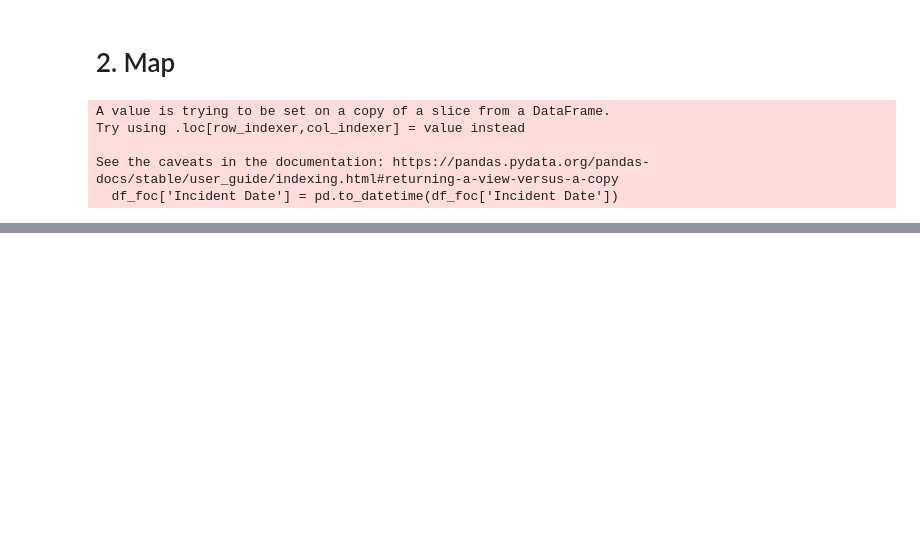
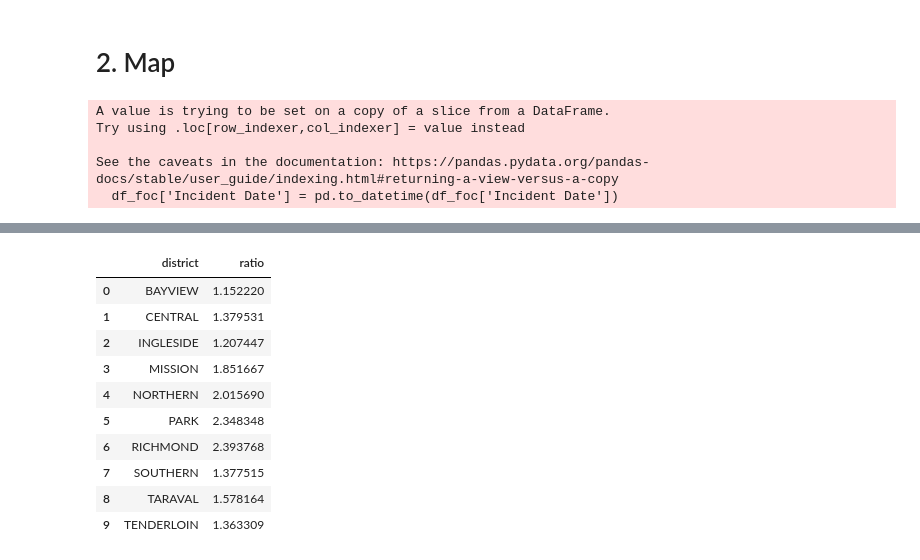
Before and after one commit to bonluc/sf_crime_story, a Jupyter notebook: data_analysis.ipynb, the cells around one changed output, grey strips where cells are left out. Cells and saved outputs as stored; diff of their text form; code cells hidden in the pictures; blank space fills up the shorter version.

```diff
--- a/data_analysis.ipynb
+++ b/data_analysis.ipynb
@@ -6,6 +9,7 @@ import numpy as np
 %matplotlib inline
 # %%
-data = pd.read_csv(r'C:\Users\lucas\Desktop\3rd Semester\02806 - Social data and Visualization\02806_social_data_code\02806_social_data_analysis_group50\assignment1\merged_crime_data.csv')
+# data = pd.read_csv(r'C:\Users\lucas\Desktop\3rd Semester\02806 - Social data and Visualization\02806_social_data_code\02806_social_data_analysis_group50\assignment1\merged_crime_data.csv')
+data = pd.read_csv('merged_crime_data.csv')
 data.head()
 # %% [output]
 |  | Incident Category | Incident Description | Police District | Incident Date | Incident Time | ... |
@@ -200,0 +265,20 @@ m
+# %%
+# Filter to burglary incidents only
+burglary_during = df_duringcovid[df_duringcovid['Incident Category'] == 'Burglary']
+burglary_pre    = df_precovid[df_precovid['Incident Category'] == 'Burglary']
+counts_during = burglary_during.groupby('Police District').size()
+counts_pre    = burglary_pre.groupby('Police District').size()
+
+# ratio df
+df_ratio_burglary = pd.DataFrame({'during': counts_during, 'pre': counts_pre})
+
+# ratio
+df_ratio_burglary['ratio'] = df_ratio_burglary['during'] / df_ratio_burglary['pre']
+
+# keep only needed columns
+df_ratio_burglary = df_ratio_burglary.reset_index()
+df_ratio_burglary = df_ratio_burglary.rename(columns={'Police District': 'district'})
+df_ratio_burglary = df_ratio_burglary[['district', 'ratio']]
+
+# Uppercase district names to match geojson
+df_ratio_burglary['district'] = df_ratio_burglary['district'].str.upper()
@@ -200,0 +305,14 @@ m
+# %%
+df_ratio_burglary
+# %% [output]
+|  | district | ratio |
+| 0 | BAYVIEW | 1.152220 |
+| 1 | CENTRAL | 1.379531 |
+| 2 | INGLESIDE | 1.207447 |
+| 3 | MISSION | 1.851667 |
+| 4 | NORTHERN | 2.015690 |
+| 5 | PARK | 2.348348 |
+| 6 | RICHMOND | 2.393768 |
+| 7 | SOUTHERN | 1.377515 |
+| 8 | TARAVAL | 1.578164 |
+| 9 | TENDERLOIN | 1.363309 |
```
Also changed, not shown: parts of 13 cells of this notebook, 1 other file.
